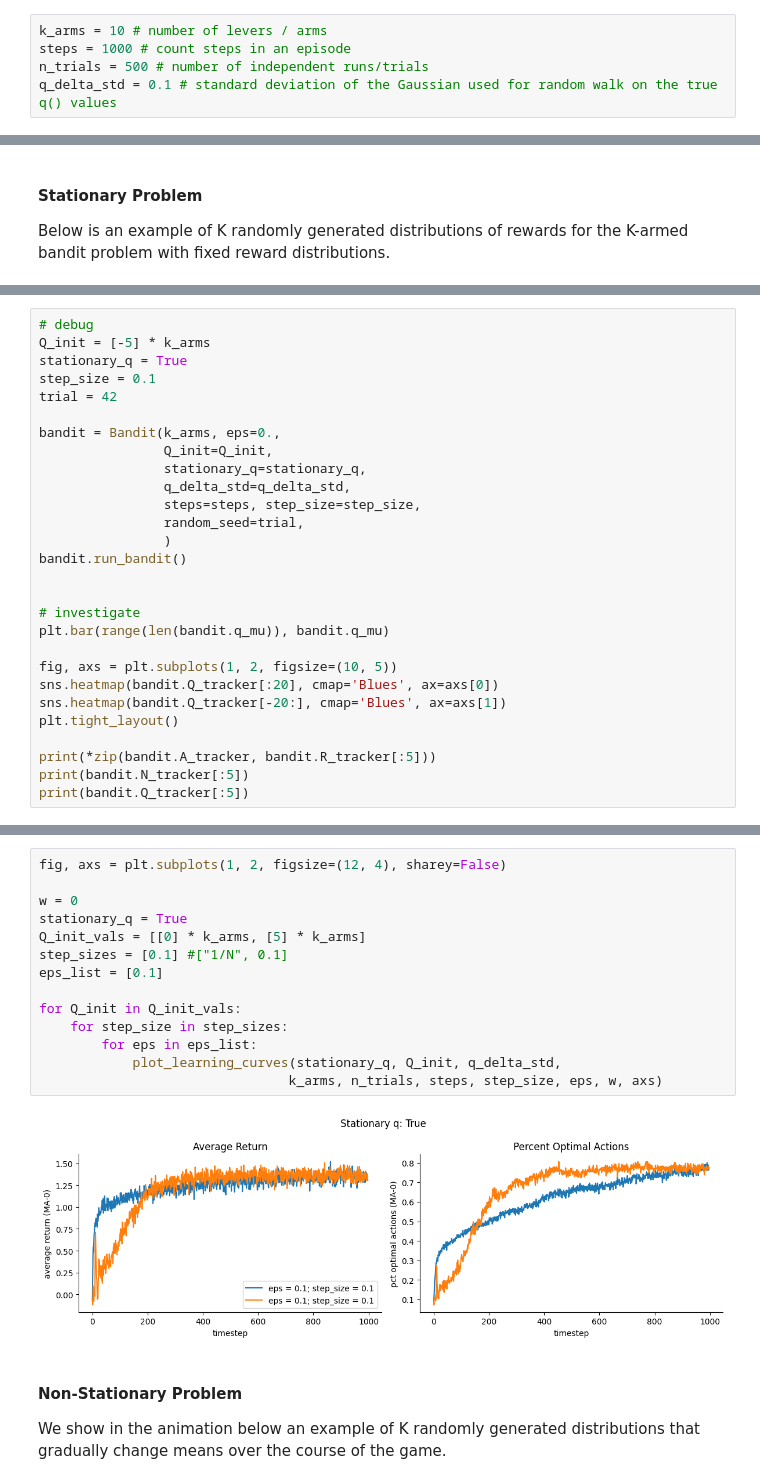
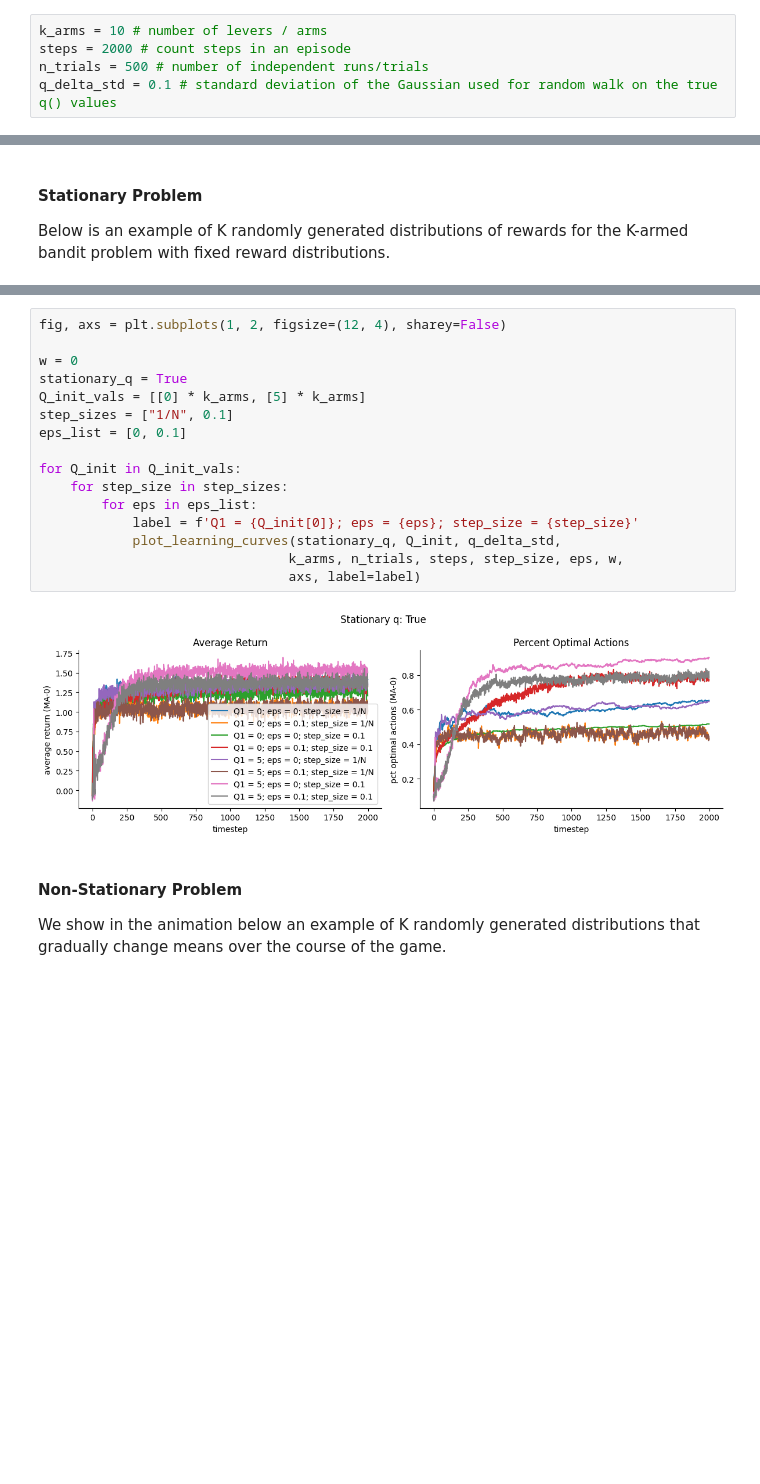
Before and after one commit to PrinceJavier/princejavier.github.io, a Jupyter notebook: reinforcement_learning/k_armed_bandit_2.ipynb, the cells around one changed output, grey strips where cells are left out. Saved outputs shown, nothing was run; the diff lists cells and outputs as text; blank space fills up the shorter version.

```diff
--- a/reinforcement_learning/k_armed_bandit_2.ipynb
+++ b/reinforcement_learning/k_armed_bandit_2.ipynb
@@ -24,7 +48,7 @@ warnings.filterwarnings("ignore")
 We summarize below our experiment parameters. There are `k_arms` arms or distributions of rewards. Each game has `steps` timesteps. For our analysis we run `n_trials` trials or independent runs of the game, the results of which we average. The standard deviation for sampling how much we change the means of the K reward distributions for the non-stationary problem is some value `q_delta_std`.
 # %%
 k_arms = 10 # number of levers / arms
-steps = 1000 # count steps in an episode
+steps = 2000 # count steps in an episode
 n_trials = 500 # number of independent runs/trials
 q_delta_std = 0.1 # standard deviation of the Gaussian used for random walk on the true q() values
 # %% [markdown]
@@ -71,28 +146,0 @@ To the right, we show the proportion among all trials that the optimal action (c
-# %%
-# debug
-Q_init = [-5] * k_arms
-stationary_q = True
-step_size = 0.1
-trial = 42
-
-bandit = Bandit(k_arms, eps=0.,
-                Q_init=Q_init,
-                stationary_q=stationary_q,
-                q_delta_std=q_delta_std,
-                steps=steps, step_size=step_size,
-                random_seed=trial,
-                )
-bandit.run_bandit()
-
-
-# investigate
-plt.bar(range(len(bandit.q_mu)), bandit.q_mu)
-
-fig, axs = plt.subplots(1, 2, figsize=(10, 5))
-sns.heatmap(bandit.Q_tracker[:20], cmap='Blues', ax=axs[0])
-sns.heatmap(bandit.Q_tracker[-20:], cmap='Blues', ax=axs[1])
-plt.tight_layout()
-
-print(*zip(bandit.A_tracker, bandit.R_tracker[:5]))
-print(bandit.N_tracker[:5])
-print(bandit.Q_tracker[:5])
@@ -118,19 +147,21 @@ print(bandit.Q_tracker[:5])
 # %%
 fig, axs = plt.subplots(1, 2, figsize=(12, 4), sharey=False)
 
 w = 0
 stationary_q = True
 Q_init_vals = [[0] * k_arms, [5] * k_arms]
-step_sizes = [0.1] #["1/N", 0.1]
-eps_list = [0.1]
+step_sizes = ["1/N", 0.1]
+eps_list = [0, 0.1]
 
 for Q_init in Q_init_vals:
     for step_size in step_sizes:
         for eps in eps_list:
+            label = f'Q1 = {Q_init[0]}; eps = {eps}; step_size = {step_size}'
             plot_learning_curves(stationary_q, Q_init, q_delta_std,
-                                k_arms, n_trials, steps, step_size, eps, w, axs)
+                                k_arms, n_trials, steps, step_size, eps, w,
+                                axs, label=label)
 # %% [output]
-[figure, old version]
+[figure, new version]
 # %% [markdown]
 #### Non-Stationary Problem
 We show in the animation below an example of K randomly generated distributions that gradually change means over the course of the game.
```
Also changed, not shown: parts of 13 cells of this notebook, 2 other files.
